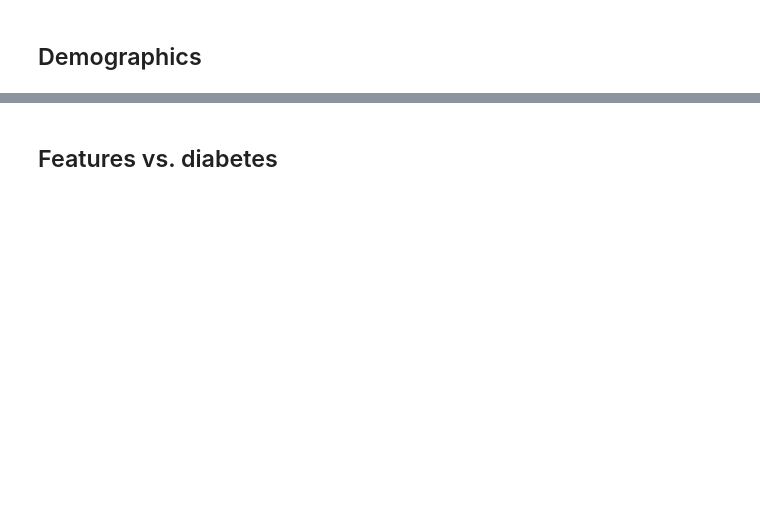
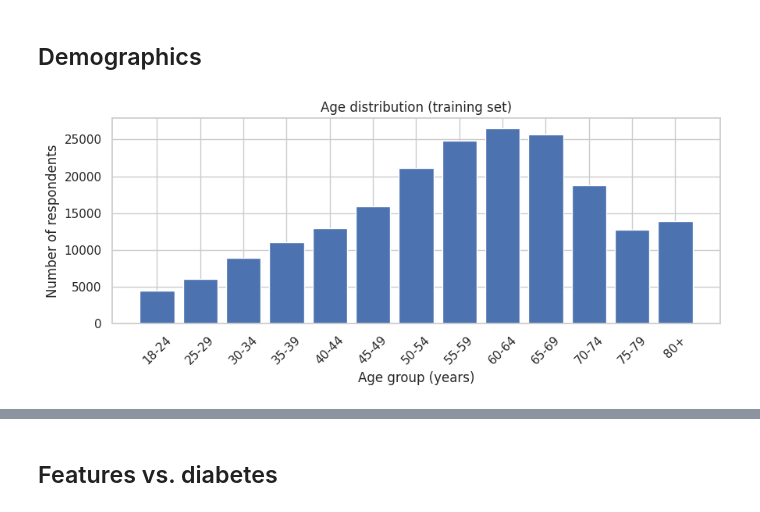
Before and after one commit to macyrm/ds4021_finalproject, a Jupyter notebook: NOTEBOOKS/01_descriptive_analysis.ipynb, the cells around one changed output, grey strips where cells are left out. Cells and saved outputs as stored; diff of their text form; code cells hidden in the pictures; blank space fills up the shorter version.

```diff
--- a/NOTEBOOKS/01_descriptive_analysis.ipynb
+++ b/NOTEBOOKS/01_descriptive_analysis.ipynb
@@ -11,2 +209,16 @@ Group: Nathaniel Horton, Macy Moore, Ava Lawless
 # %% [markdown]
 ## Demographics
+# %%
+# Example: age-group distribution
+age_counts = df["Age"].map(age_labels).value_counts().reindex(age_labels.values())
+
+fig, ax = plt.subplots(figsize=(9, 4))
+ax.bar(age_counts.index, age_counts.values, color="#4C72B0")
+ax.set_title("Age distribution (training set)")
+ax.set_xlabel("Age group (years)")
+ax.set_ylabel("Number of respondents")
+plt.xticks(rotation=45)
+plt.tight_layout()
+plt.show()
+# %% [output]
+[figure, added]
```
Also changed, not shown: parts of 29 cells of this notebook.
